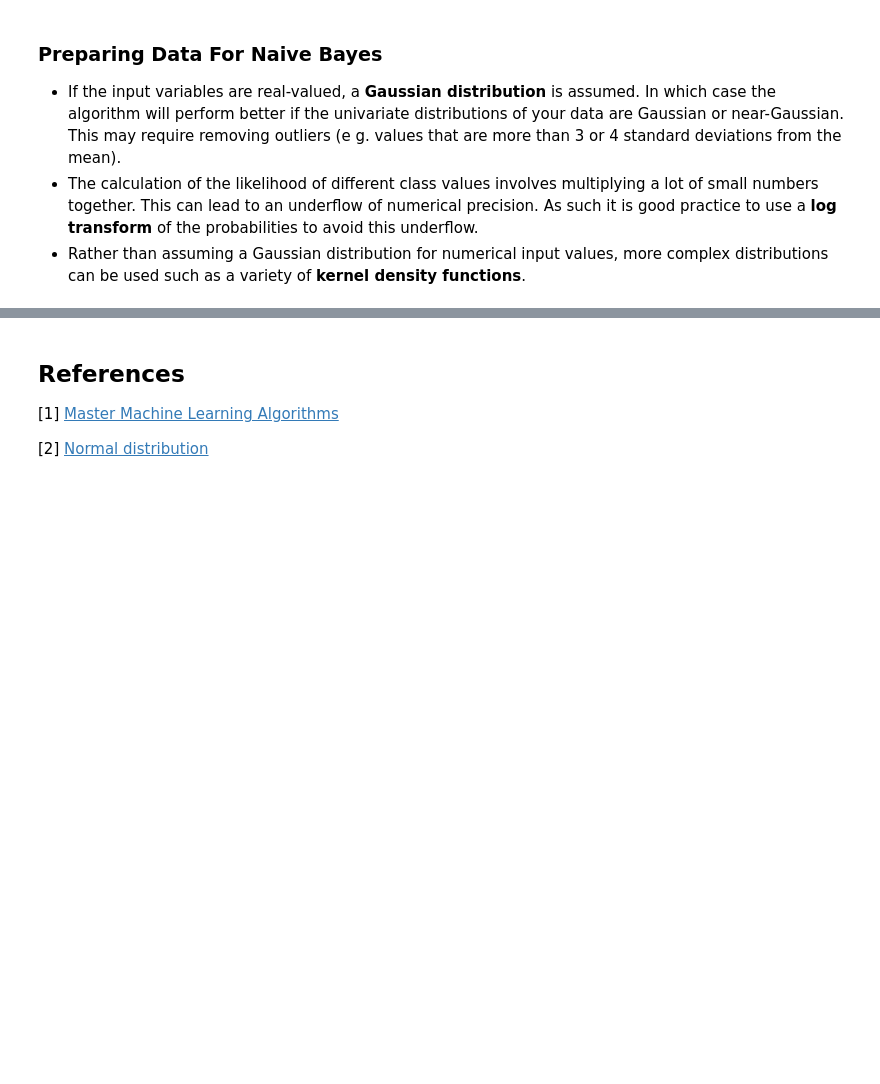
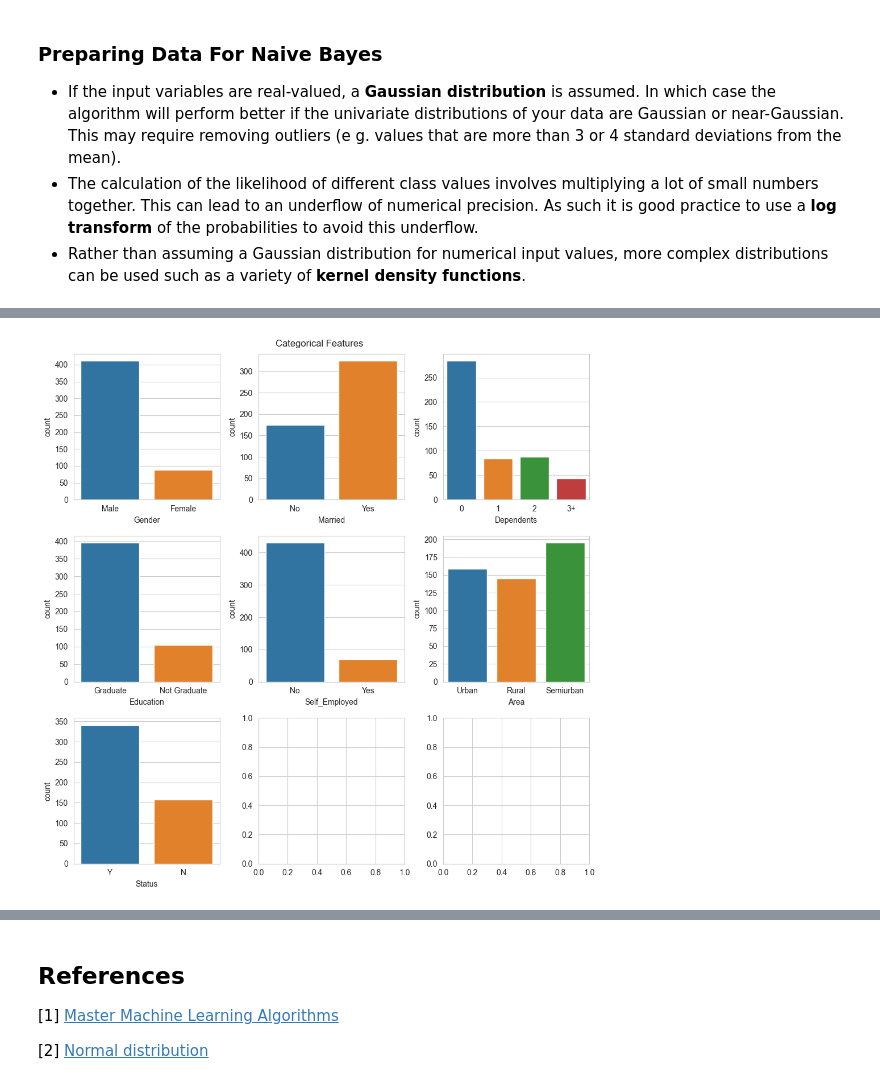
Before and after one commit to muscak/Master-Machine-Learning-Algorithms, a Jupyter notebook: Nonlinear-Algorithms/Gaussian-Naive-Bayes/Gaussian_Naive_Bayes.ipynb, the cells around one changed output, grey strips where cells are left out. Cells and saved outputs as stored; diff of their text form; code cells hidden in the pictures; blank space fills up the shorter version.

```diff
--- a/Nonlinear-Algorithms/Gaussian-Naive-Bayes/Gaussian_Naive_Bayes.ipynb
+++ b/Nonlinear-Algorithms/Gaussian-Naive-Bayes/Gaussian_Naive_Bayes.ipynb
@@ -261,3 +266,9 @@ memory usage: 57.7+ KB
 - If the input variables are real-valued, a **Gaussian distribution** is assumed. In which case the algorithm will perform better if the univariate distributions of your data are Gaussian or near-Gaussian. This may require removing outliers (e g. values that are more than 3 or 4 standard deviations from the mean).
 - The calculation of the likelihood of different class values involves multiplying a lot of small numbers together. This can lead to an underflow of numerical precision. As such it is good practice to use a **log transform** of the probabilities to avoid this underflow.
 - Rather than assuming a Gaussian distribution for numerical input values, more complex distributions can be used such as a variety of **kernel density functions**.
+# %%
+# Removing the NULL values
+df.dropna(inplace=True)
+# %%
+# Removing dublicates
+df.drop_duplicates(inplace=True)
@@ -263,0 +307,18 @@ memory usage: 57.7+ KB
+# %%
+# Creating a list for the categorical features
+cat_features = ['Gender', 'Married', 'Dependents', 'Education', 'Self_Employed', 'Area', 'Status']
+
+# Checking different values in categorical features by plotting them
+fig, axes = plt.subplots(3, 3, figsize=(10, 10), )
+fig.suptitle('Categorical Features')
+sb.countplot(ax=axes[0,0], x=df[cat_features[0]])
+sb.countplot(ax=axes[0,1], x=df[cat_features[1]])
+sb.countplot(ax=axes[0,2], x=df[cat_features[2]])
+sb.countplot(ax=axes[1,0], x=df[cat_features[3]])
+sb.countplot(ax=axes[1,1], x=df[cat_features[4]])
+sb.countplot(ax=axes[1,2], x=df[cat_features[5]])
+sb.countplot(ax=axes[2,0], x=df[cat_features[6]])
+plt.tight_layout()
+plt.show()
+# %% [output]
+[figure, added]
```
Also changed, not shown: parts of 13 cells of this notebook.
